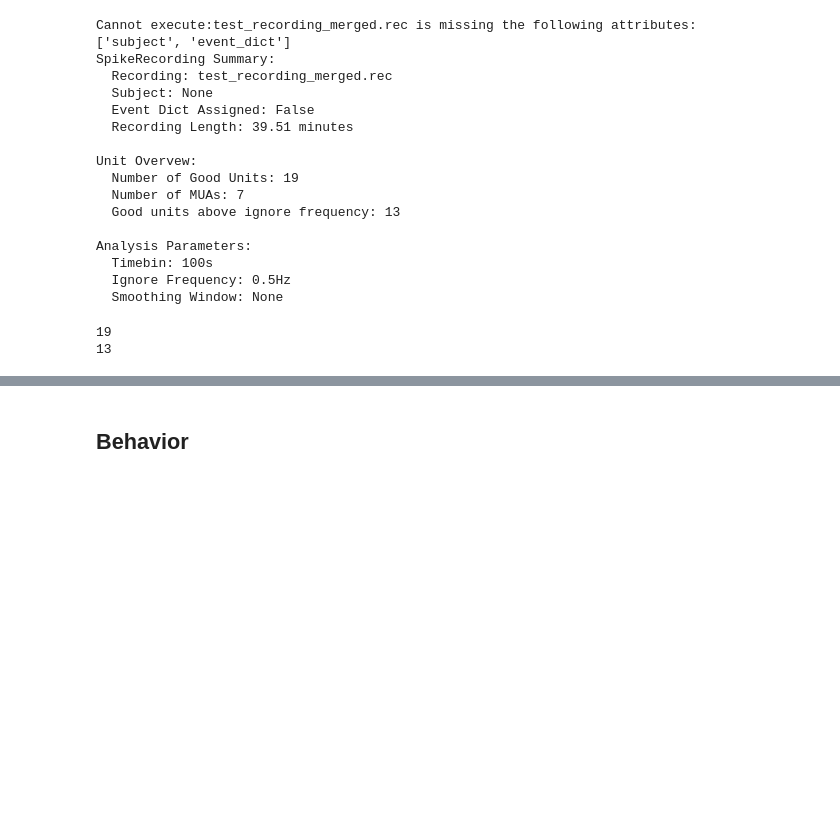
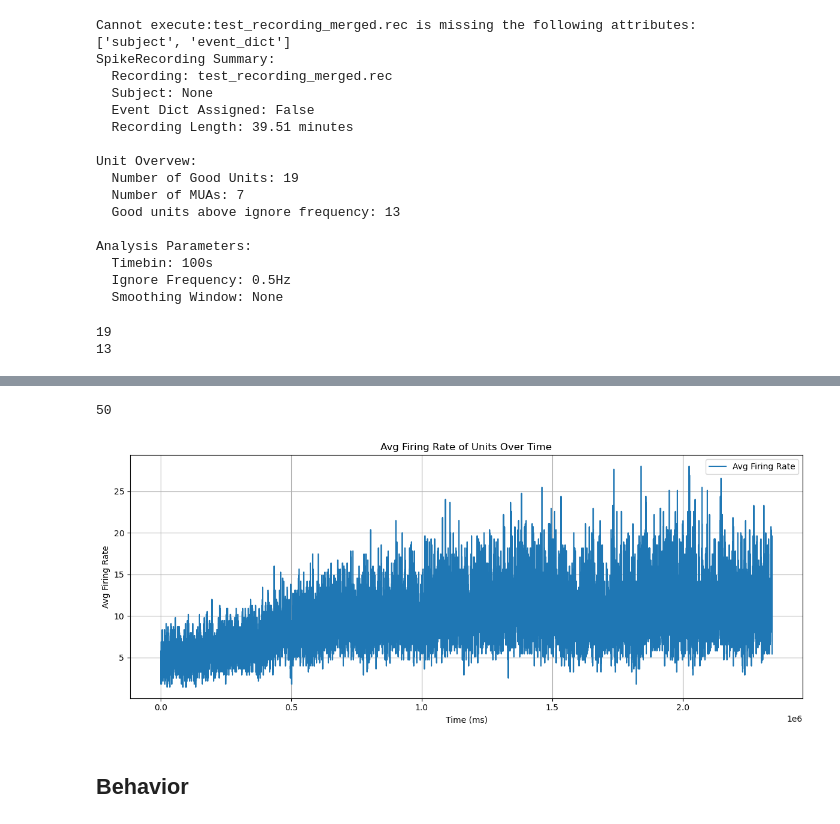
Before and after one commit to tomHep10/diff_fam_social_memory_ephys, a Jupyter notebook: other_peoples_sutff/Thomas/01spike_how_to.ipynb, the cells around one changed output, grey strips where cells are left out. Cells and saved outputs as stored; diff of their text form; code cells hidden in the pictures; blank space fills up the shorter version.

```diff
--- a/other_peoples_sutff/Thomas/01spike_how_to.ipynb
+++ b/other_peoples_sutff/Thomas/01spike_how_to.ipynb
@@ -157,2 +175,11 @@ print(example_recording1.analyzed_neurons)
+# %%
+# use this cell to analyze example_recording2
+path2 = r'C:\Users\ADMIN\Desktop\Code\diff_fam_social_memory_ephys\spike\tests\test_data\test_rec2_merged.rec'
+
+# sampling_rate = sampling rate of the recording usually 20000 for spikegadgets
+sampling_rate = 20000
+
+#This line initiates a spike recording object
+example_recording2 = sr.SpikeRecording(path = path2, sampling_rate = sampling_rate)
 # %%
 # use this cell to analyze example_recording2 using a 50 ms timebin, ignore_freq of 0.5 Hz and a smoothing window of 250 ms
@@ -163,3 +209,25 @@ print(example_recording1.analyzed_neurons)
+# %%
+fire_rates = example_recording2.unit_firing_rate_array
+
+avg_fire_rate = np.nanmean(fire_rates, axis=1)
+
+time_axis = np.arange(len(avg_fire_rate)) * example_recording2.timebin
+
+print(example_recording2.timebin)
+# %% [output]
+50
+# %%
+plt.figure(figsize=(12,5))
+plt.plot(time_axis, avg_fire_rate, label='Avg Firing Rate')
+plt.xlabel('Time (ms)')
+plt.ylabel('Avg Firing Rate')
+plt.title('Avg Firing Rate of Units Over Time')
+plt.grid(True)
+plt.legend()
+plt.tight_layout()
+plt.show()
+# %% [output]
+[figure, added]
 # %% [markdown]
 ## Behavior
 # %% [markdown]
```
Also changed, not shown: parts of 25 cells of this notebook.
